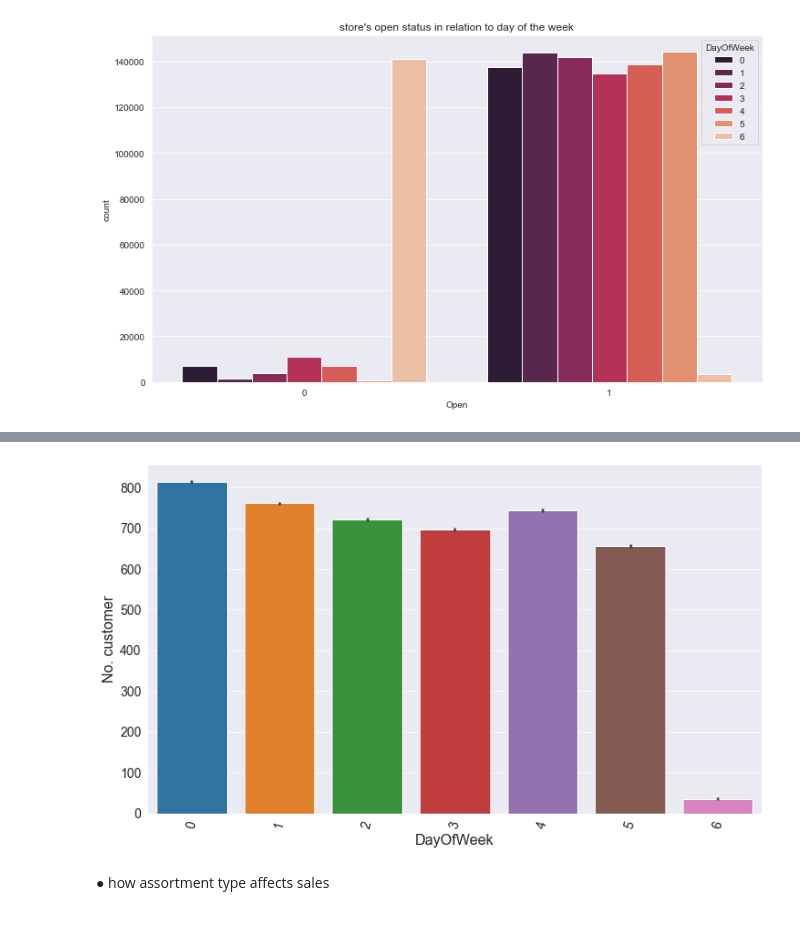
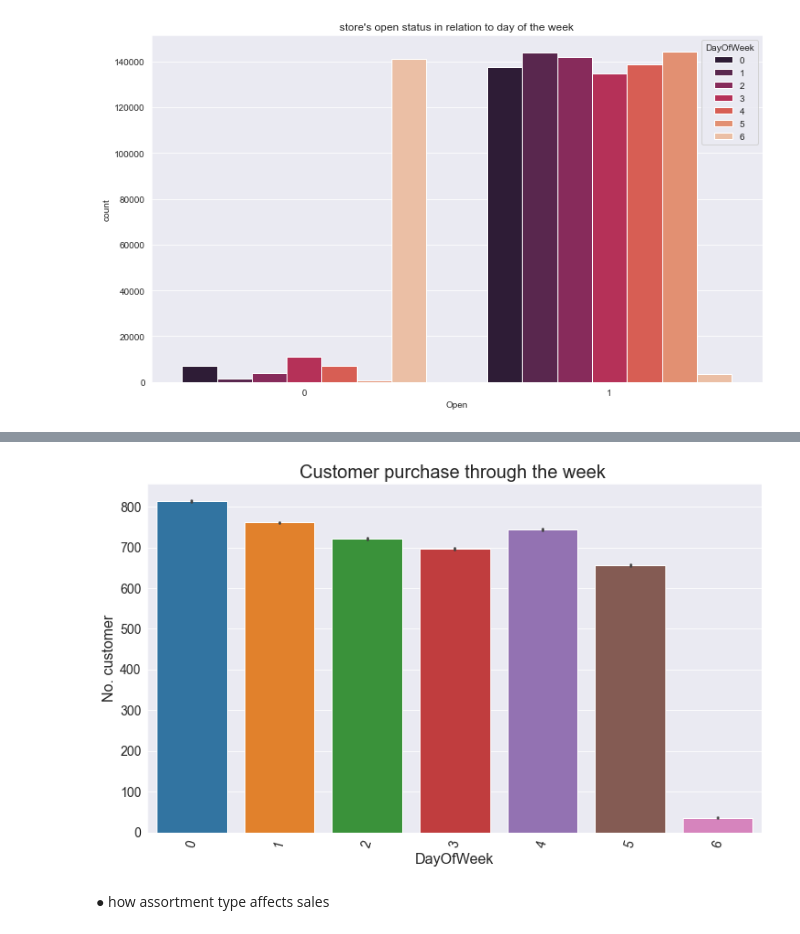
Before and after one commit to joluoch/PharmaceuticalSalesPrediction, a Jupyter notebook: Notebook/EDA.ipynb, the cells around one changed output, grey strips where cells are left out. Saved outputs shown, nothing was run; the diff lists cells and outputs as text; code cells hidden in the pictures.

```diff
--- a/Notebook/EDA.ipynb
+++ b/Notebook/EDA.ipynb
@@ -381,7 +393,7 @@ plot_bar(train_dup,'DayOfWeek','Sales','','DayOfWeek','No. Sales')
 # %%
-plot_bar(train_dup,'DayOfWeek','Customers','','DayOfWeek','No. customer')
+plot_bar(train_dup,'DayOfWeek','Customers','Customer purchase through the week ','DayOfWeek','No. customer')
 # %% [output]
-[figure, old version]
+[figure, new version]
 # %% [markdown]
 
 ● how  assortment type affects sales
```
Also changed, not shown: parts of 7 cells of this notebook.
